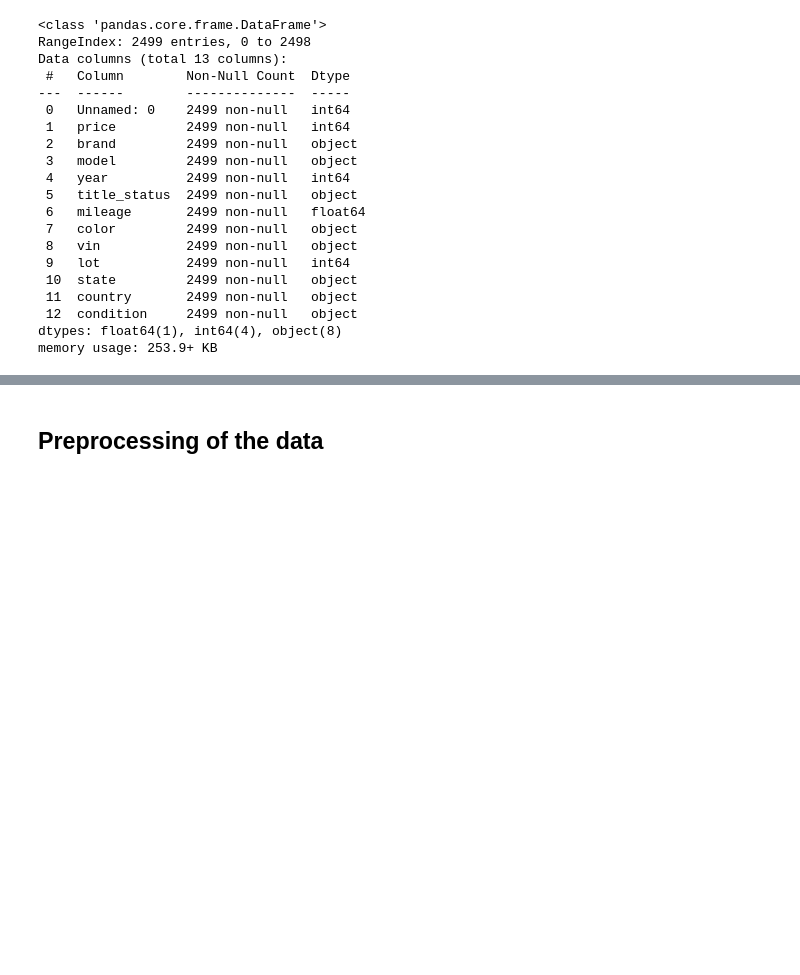
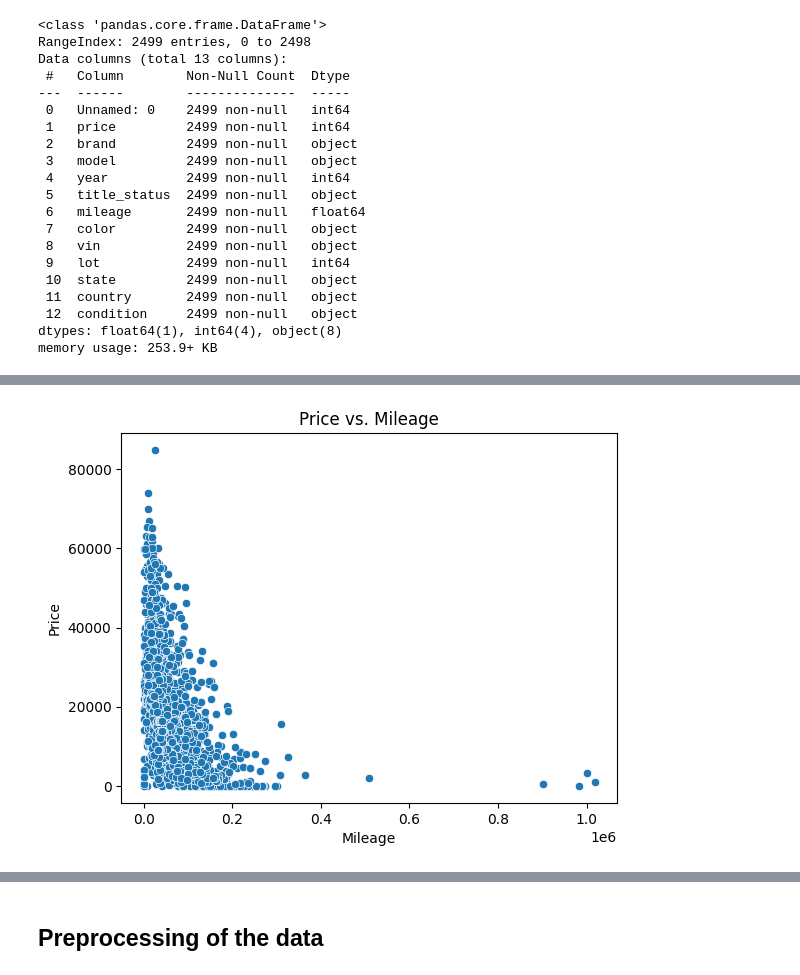
Before and after one commit to arijitparia2002/price-prediction, a Jupyter notebook: main.ipynb, the cells around one changed output, grey strips where cells are left out. Cells and saved outputs as stored; diff of their text form; code cells hidden in the pictures; blank space fills up the shorter version.

```diff
--- a/main.ipynb
+++ b/main.ipynb
@@ -51,0 +66,10 @@ memory usage: 253.9+ KB
+# %%
+import seaborn as sns
+
+sns.scatterplot(data=data, x='mileage', y='price')
+plt.title('Price vs. Mileage')
+plt.xlabel('Mileage')
+plt.ylabel('Price')
+plt.show()
+# %% [output]
+[figure, added]
```
Also changed, not shown: parts of 6 cells of this notebook, 3 other files.
